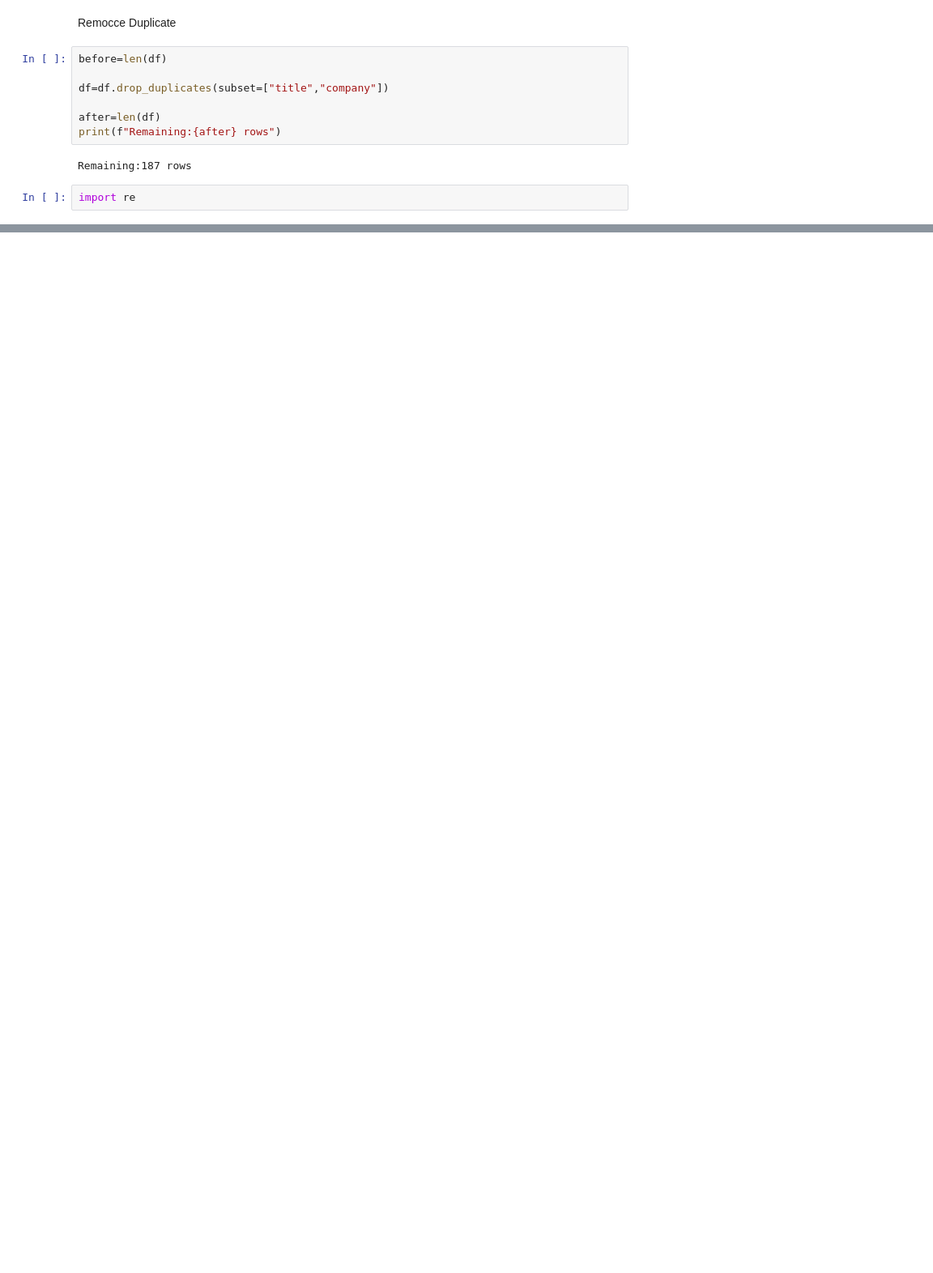
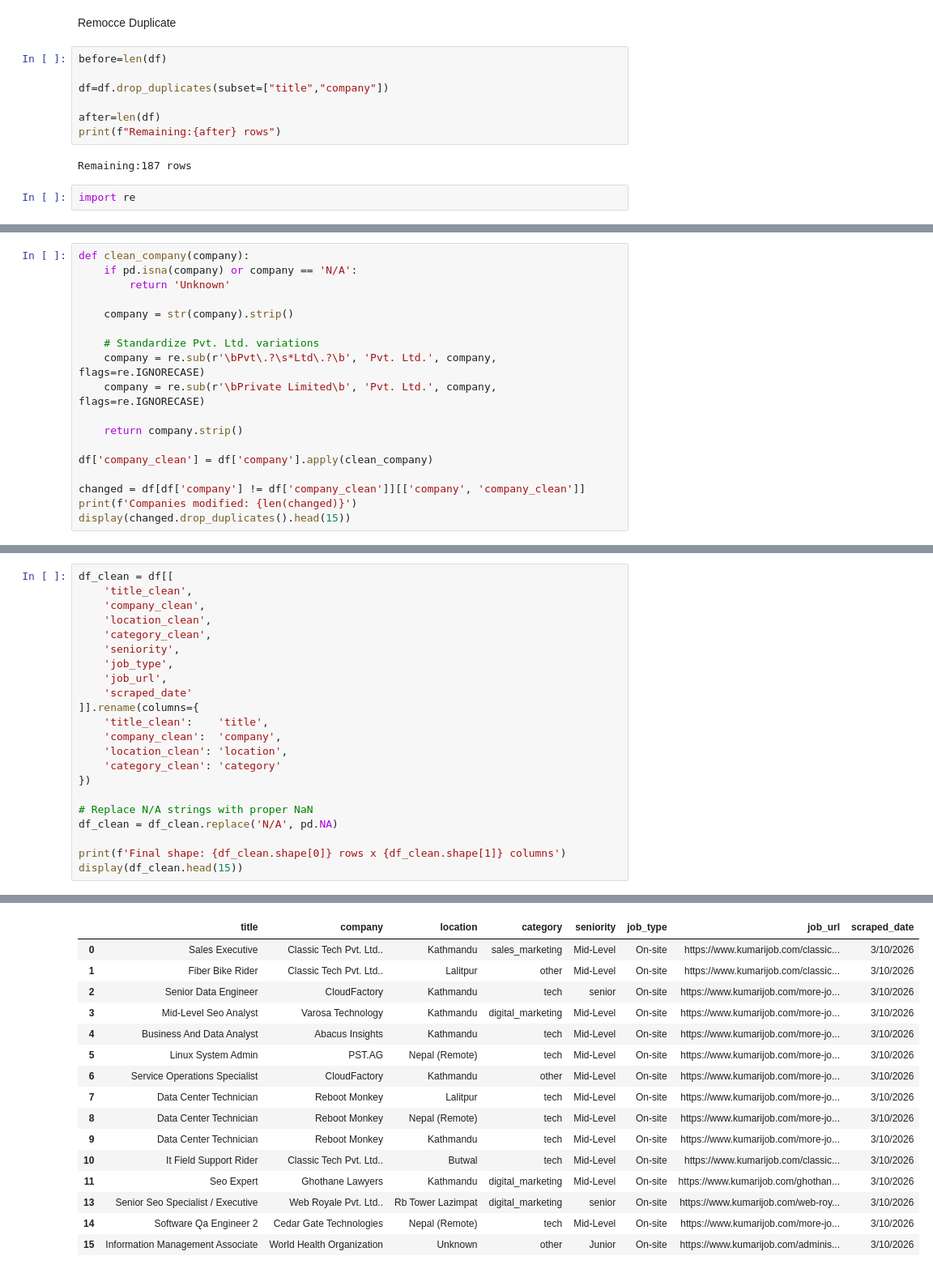
Before and after one commit to seli33/Job-Market-Analysis, a Jupyter notebook: etl/data_cleaning.ipynb, the cells around one changed output, grey strips where cells are left out. Shown at 81% size. Cells and saved outputs as stored; diff of their text form; blank space fills up the shorter version.

```diff
--- a/etl/data_cleaning.ipynb
+++ b/etl/data_cleaning.ipynb
@@ -137,0 +140,18 @@ Titles cleaned: 65
+# %%
+def clean_company(company):
+    if pd.isna(company) or company == 'N/A':
+        return 'Unknown'
+
+    company = str(company).strip()
+
+    # Standardize Pvt. Ltd. variations
+    company = re.sub(r'\bPvt\.?\s*Ltd\.?\b', 'Pvt. Ltd.', company, flags=re.IGNORECASE)
+    company = re.sub(r'\bPrivate Limited\b', 'Pvt. Ltd.', company, flags=re.IGNORECASE)
+
+    return company.strip()
+
+df['company_clean'] = df['company'].apply(clean_company)
+
+changed = df[df['company'] != df['company_clean']][['company', 'company_clean']]
+print(f'Companies modified: {len(changed)}')
+display(changed.drop_duplicates().head(15))
@@ -137,0 +372,23 @@ Titles cleaned: 65
+# %%
+df_clean = df[[
+    'title_clean',
+    'company_clean',
+    'location_clean',
+    'category_clean',
+    'seniority',
+    'job_type',
+    'job_url',
+    'scraped_date'
+]].rename(columns={
+    'title_clean':    'title',
+    'company_clean':  'company',
+    'location_clean': 'location',
+    'category_clean': 'category'
+})
+
+# Replace N/A strings with proper NaN
+df_clean = df_clean.replace('N/A', pd.NA)
+
+print(f'Final shape: {df_clean.shape[0]} rows x {df_clean.shape[1]} columns')
+display(df_clean.head(15))
+# %% [output]
@@ -137,0 +396,16 @@ Titles cleaned: 65
+|  | title | company | location | category | seniority | job_type | job_url | scraped_date |
+| 0 | Sales Executive | Classic Tech Pvt. Ltd.. | Kathmandu | sales_marketing | Mid-Level | On-site | https://www.kumarijob.com/classic... | 3/10/2026 |
+| 1 | Fiber Bike Rider | Classic Tech Pvt. Ltd.. | Lalitpur | other | Mid-Level | On-site | https://www.kumarijob.com/classic... | 3/10/2026 |
+| 2 | Senior Data Engineer | CloudFactory | Kathmandu | tech | senior | On-site | https://www.kumarijob.com/more-jo... | 3/10/2026 |
+| 3 | Mid-Level Seo Analyst | Varosa Technology | Kathmandu | digital_marketing | Mid-Level | On-site | https://www.kumarijob.com/more-jo... | 3/10/2026 |
+| 4 | Business And Data Analyst | Abacus Insights | Kathmandu | tech | Mid-Level | On-site | https://www.kumarijob.com/more-jo... | 3/10/2026 |
+| 5 | Linux System Admin | PST.AG | Nepal (Remote) | tech | Mid-Level | On-site | https://www.kumarijob.com/more-jo... | 3/10/2026 |
+| 6 | Service Operations Specialist | CloudFactory | Kathmandu | other | Mid-Level | On-site | https://www.kumarijob.com/more-jo... | 3/10/2026 |
+| 7 | Data Center Technician | Reboot Monkey | Lalitpur | tech | Mid-Level | On-site | https://www.kumarijob.com/more-jo... | 3/10/2026 |
+| 8 | Data Center Technician | Reboot Monkey | Nepal (Remote) | tech | Mid-Level | On-site | https://www.kumarijob.com/more-jo... | 3/10/2026 |
+| 9 | Data Center Technician | Reboot Monkey | Kathmandu | tech | Mid-Level | On-site | https://www.kumarijob.com/more-jo... | 3/10/2026 |
+| 10 | It Field Support Rider | Classic Tech Pvt. Ltd.. | Butwal | tech | Mid-Level | On-site | https://www.kumarijob.com/classic... | 3/10/2026 |
+| 11 | Seo Expert | Ghothane Lawyers | Kathmandu | digital_marketing | Mid-Level | On-site | https://www.kumarijob.com/ghothan... | 3/10/2026 |
+| 13 | Senior Seo Specialist / Executive | Web Royale Pvt. Ltd.. | Rb Tower Lazimpat | digital_marketing | senior | On-site | https://www.kumarijob.com/web-roy... | 3/10/2026 |
+| 14 | Software Qa Engineer 2 | Cedar Gate Technologies | Nepal (Remote) | tech | Mid-Level | On-site | https://www.kumarijob.com/more-jo... | 3/10/2026 |
+| 15 | Information Management Associate | World Health Organization | Unknown | other | Junior | On-site | https://www.kumarijob.com/adminis... | 3/10/2026 |
```
Also changed, not shown: parts of 15 cells of this notebook.
